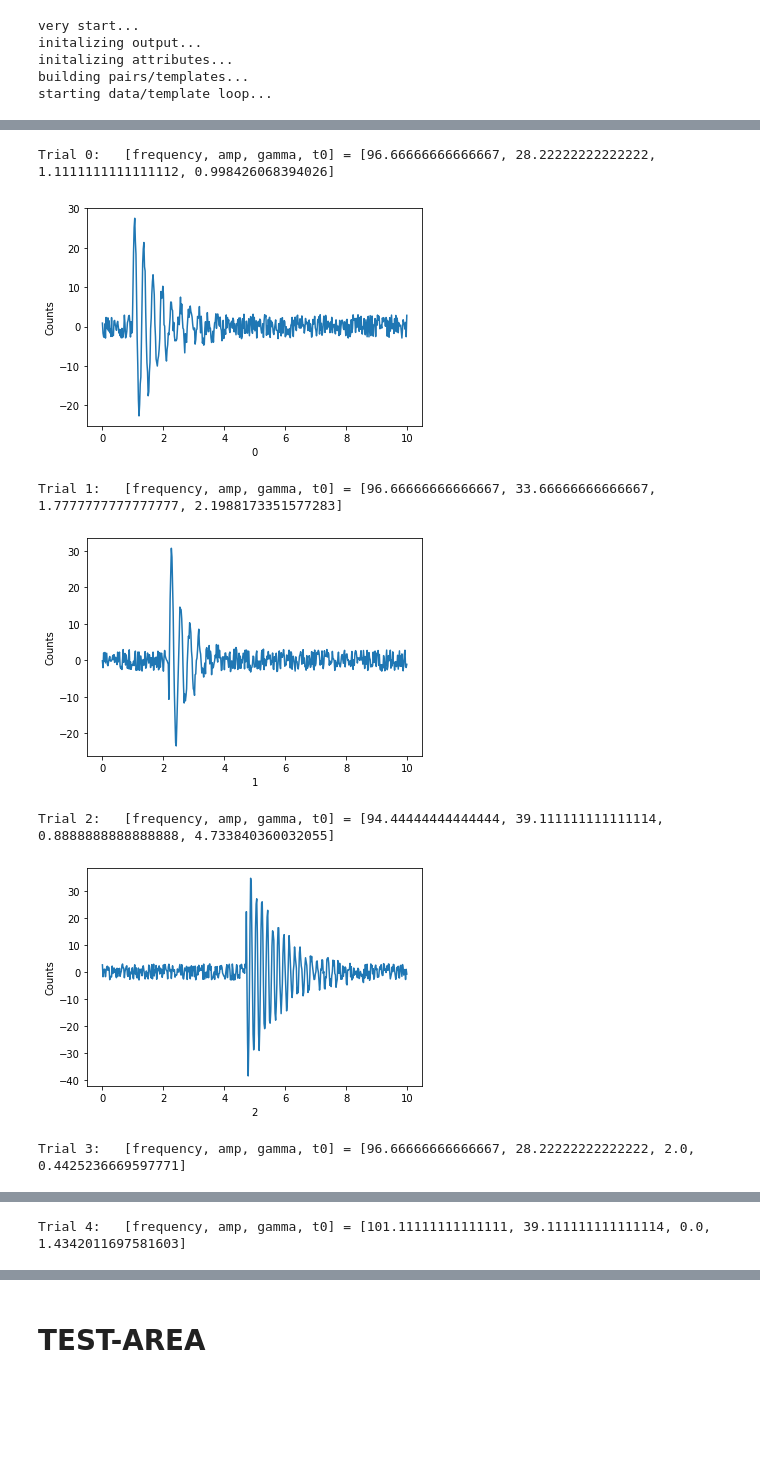
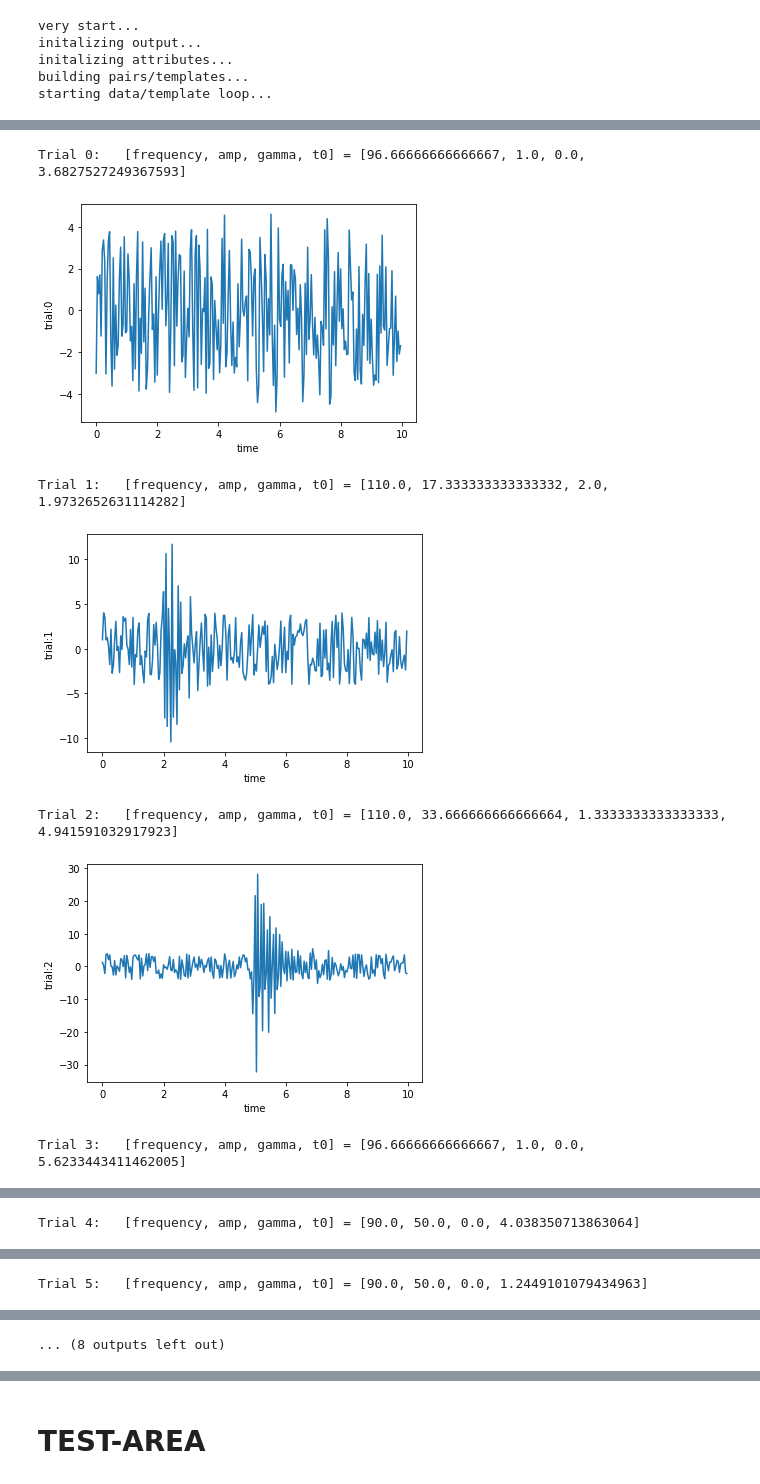
Before and after one commit to mickbrawler/Waveforms, a Jupyter notebook: OnSource_part_1.ipynb, the cells around one changed output, grey strips where cells are left out. Drawn from its saved outputs; the diff is of its cells as text; code cells hidden in the pictures; blank space fills up the shorter version.

```diff
--- a/OnSource_part_1.ipynb
+++ b/OnSource_part_1.ipynb
@@ -457,7 +544,7 @@ class OnSource:
 We run the code over 5 trials, through a parameter space of measure $10*10*10=1000$
 The injected signal spans 5 seconds, the total data 10 second, and the step size is $0.02$. The injected signals have variable range $A=[1,50]$, $\gamma=[0,2]$, and $F=[90,110]$; each with 10 divisions. Lastly, The Noise amplitude is 3 units.
 # %%
-x=OnSource(10, 10, 10, 5, 10, 3, 0.3, 5, N_t=500)
+x=OnSource(4, 4, 4, 4, 10, 4, 0.3, 10, N_t=250)
 #N_A, N_g, N_f, t0_tf, T, b, D, trials, N_t
 # %% [output]
 very start...
@@ -470,19 +557,19 @@ starting data/template loop...
 # %%
 from matplotlib import pyplot as plt
 %matplotlib inline
 
 xaxis=[10/x.N*j for j in range(x.N)]
 for i in range(x.trials):
     print("Trial "+str(i)+":   [frequency, amp, gamma, t0] = "+str(x.output[i][0]))
     plt.plot(xaxis, x.output[i][1])
-    plt.xlabel(str(i))
-    plt.ylabel("Counts")
+    plt.xlabel("time")
+    plt.ylabel("trial:" +str(i))
     plt.show()
 # %% [output]
-Trial 0:   [frequency, amp, gamma, t0] = [96.66666666666667, 28.22222222222222, 1.1111111111111112, 0.998426068394026]
+Trial 0:   [frequency, amp, gamma, t0] = [96.66666666666667, 1.0, 0.0, 3.6827527249367593]
-[figure, old version]
+[figure, new version]
-Trial 1:   [frequency, amp, gamma, t0] = [96.66666666666667, 33.66666666666667, 1.7777777777777777, 2.1988173351577283]
+Trial 1:   [frequency, amp, gamma, t0] = [110.0, 17.333333333333332, 2.0, 1.9732652631114282]
-[figure, old version]
+[figure, new version]
-Trial 2:   [frequency, amp, gamma, t0] = [94.44444444444444, 39.111111111111114, 0.8888888888888888, 4.733840360032055]
+Trial 2:   [frequency, amp, gamma, t0] = [110.0, 33.666666666666664, 1.3333333333333333, 4.941591032917923]
-[figure, old version]
+[figure, new version]
-Trial 3:   [frequency, amp, gamma, t0] = [96.66666666666667, 28.22222222222222, 2.0, 0.4425236669597771]
+Trial 3:   [frequency, amp, gamma, t0] = [96.66666666666667, 1.0, 0.0, 5.6233443411462005]
@@ -490 +577 @@ Trial 3:   [frequency, amp, gamma, t0] = [96.66666666666667, 28.22222222222222,
-Trial 4:   [frequency, amp, gamma, t0] = [101.11111111111111, 39.111111111111114, 0.0, 1.4342011697581603]
+Trial 4:   [frequency, amp, gamma, t0] = [90.0, 50.0, 0.0, 4.038350713863064]
@@ -491,0 +579 @@ Trial 4:   [frequency, amp, gamma, t0] = [101.11111111111111, 39.111111111111114
+Trial 5:   [frequency, amp, gamma, t0] = [90.0, 50.0, 0.0, 1.2449101079434963]
@@ -492,3 +581,4 @@ Trial 4:   [frequency, amp, gamma, t0] = [101.11111111111111, 39.111111111111114
+... (8 outputs left out)
 # %%
 #builds rho statistic
 y=x.rho()
```
Also changed, not shown: parts of 11 cells of this notebook.
